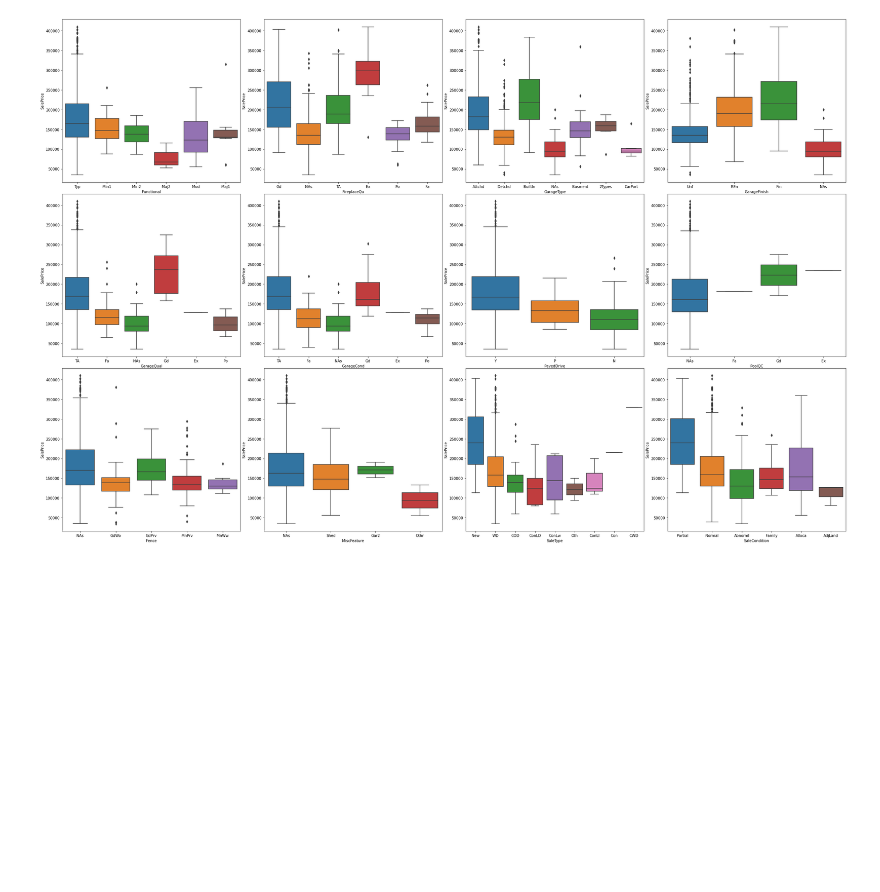
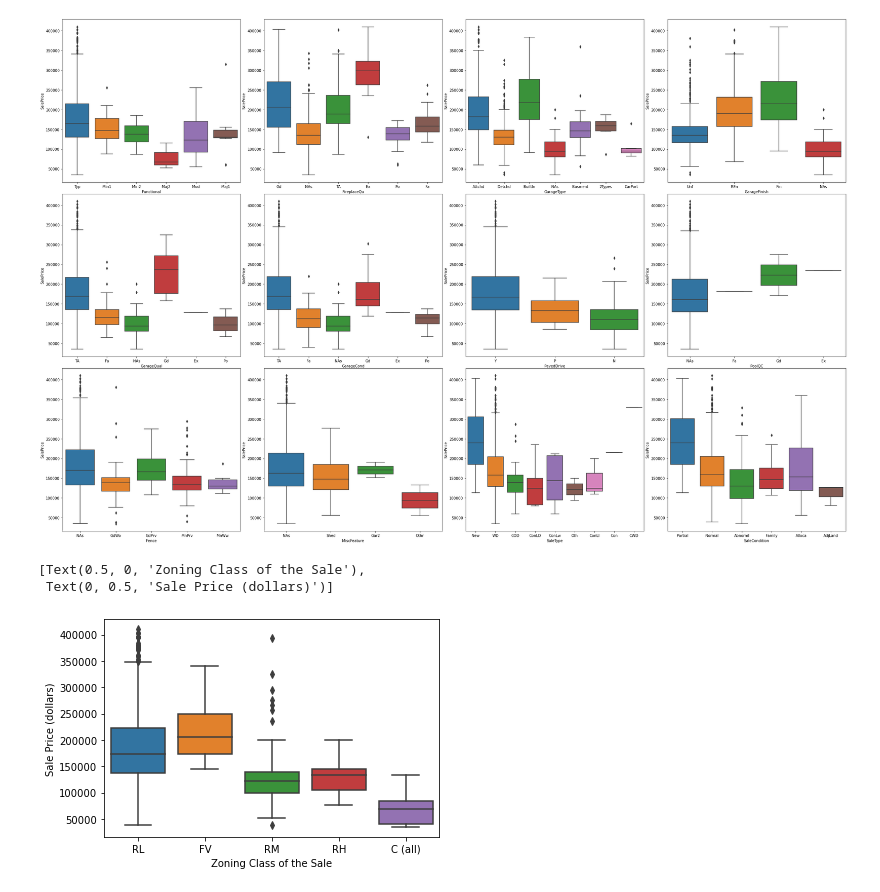
Before and after one commit to rahimrasool/housing_price, a Jupyter notebook: notebooks/2_data_exploration_new.ipynb, the cells around one changed output. Saved outputs shown, nothing was run; the diff lists cells and outputs as text; code cells hidden in the pictures; blank space fills up the shorter version.

Commit message:
Box plots notebook

```diff
--- a/notebooks/2_data_exploration_new.ipynb
+++ b/notebooks/2_data_exploration_new.ipynb
@@ -81,3 +81,10 @@ plot_vars = cate_features[30:]
 create_plot(plot_vars, 3, 4, True)
 # %% [output]
 [figure]
+# %%
+plot = sns.boxplot(x=train['MSZoning'], y=train['SalePrice'])
+plot.set(xlabel='Zoning Class of the Sale', ylabel='Sale Price (dollars)')
+# %% [output]
+[Text(0.5, 0, 'Zoning Class of the Sale'),
+ Text(0, 0.5, 'Sale Price (dollars)')]
+[figure, added]
```
Also changed, not shown: parts of 4 cells of this notebook.
